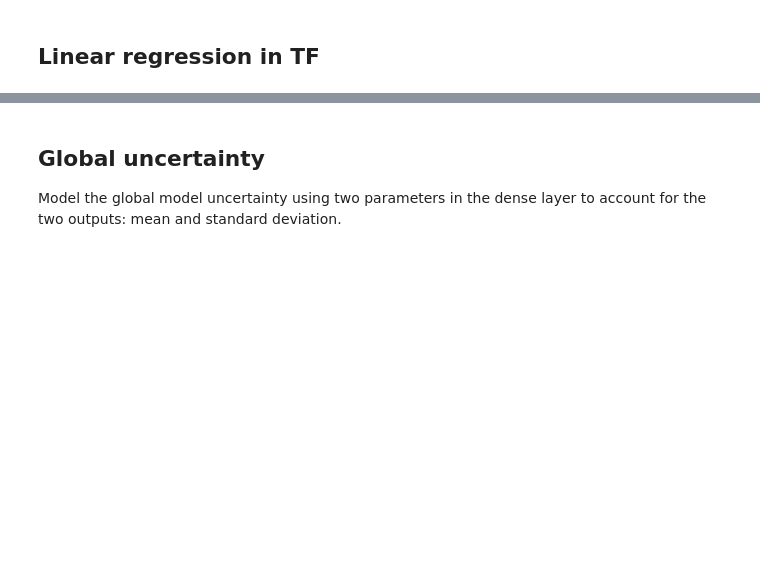
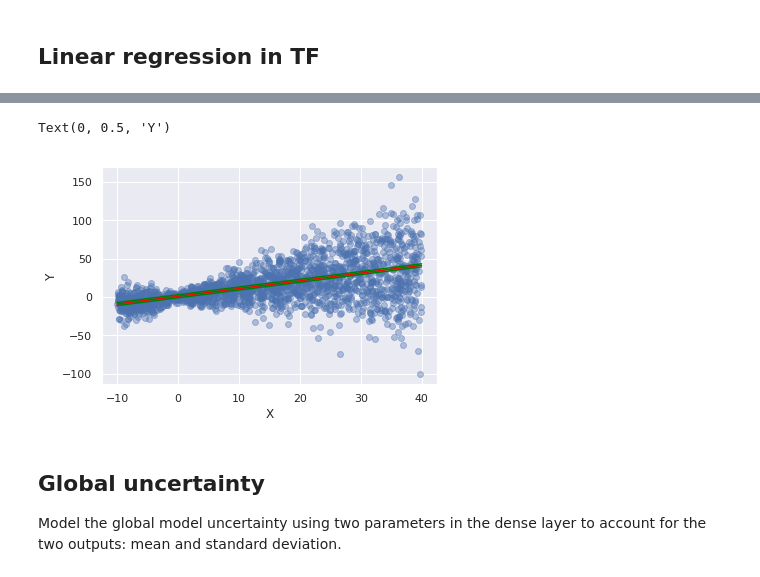
Before and after one commit to mtwenzel/teaching, a Jupyter notebook: TFP_from_regression_to_model.ipynb, the cells around one changed output, grey strips where cells are left out. Cells and saved outputs as stored; diff of their text form; code cells hidden in the pictures; blank space fills up the shorter version.

```diff
--- a/TFP_from_regression_to_model.ipynb
+++ b/TFP_from_regression_to_model.ipynb
@@ -96,0 +79,12 @@ plt.ylabel('Y')
+# %%
+#@title Regression model
+#@markdown We define a model already using a distribution as output. Technically, this changes nothing. We still only train one weight and bias, yielding y=wx+b
+model = tf.keras.Sequential([
+            tf.keras.layers.Dense(1), # This layer calculates y = wx + b
+            tfp.layers.DistributionLambda(lambda t: tfd.Normal(loc=t, scale=1)), # This layer takes the output of the previous and considers it the mean of the distribution.
+])
+
+model.compile(optimizer=tf.optimizers.Adam(learning_rate = 0.1),
+              loss='mean_squared_error')
+model.fit(X, Y, epochs=40)
+model.summary()
@@ -97,3 +122,18 @@ plt.ylabel('Y')
+# %%
+#@title Plot {display-mode:'form'}
+#@markdown Note we plot results of a learned distribution: it's mean. We also plot the standard deviation -- but we haven't learned it, but set to 1 statically.
+x = np.linspace(low,high).reshape(-1,1)
+y = model(x)
+
+plt.scatter(X,Y, alpha=0.4)
+plt.plot(x, y.mean(), color = "red")
+plt.plot(x, y.mean() + 2 * y.stddev(), color = "green");
+plt.plot(x, y.mean() - 2 * y.stddev(), color = "green");
+plt.xlabel('X')
+plt.ylabel('Y')
+# %% [output]
+Text(0, 0.5, 'Y')
+[figure, added]
 # %% [markdown]
 ## Global uncertainty
 
```
Also changed, not shown: parts of 7 cells of this notebook.
